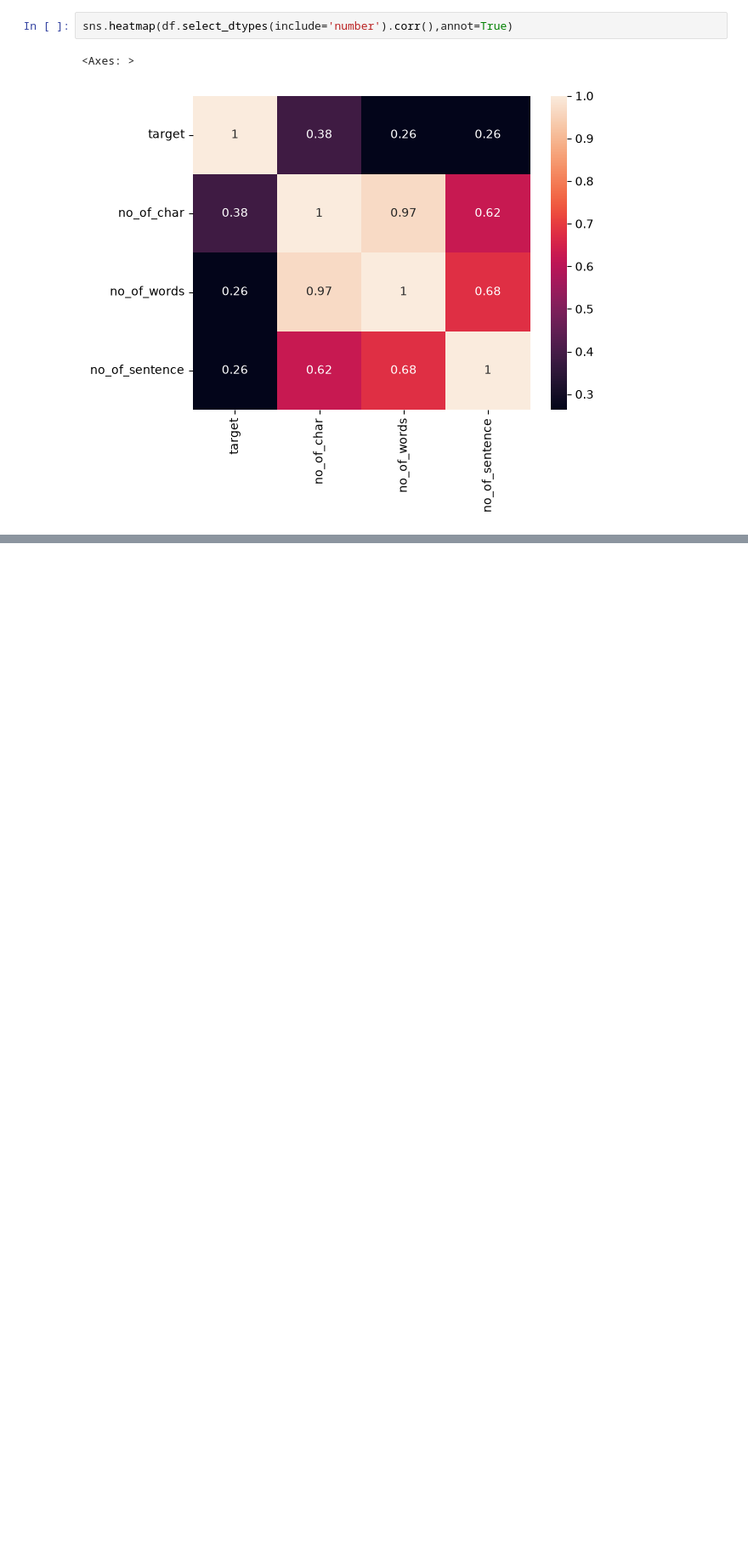
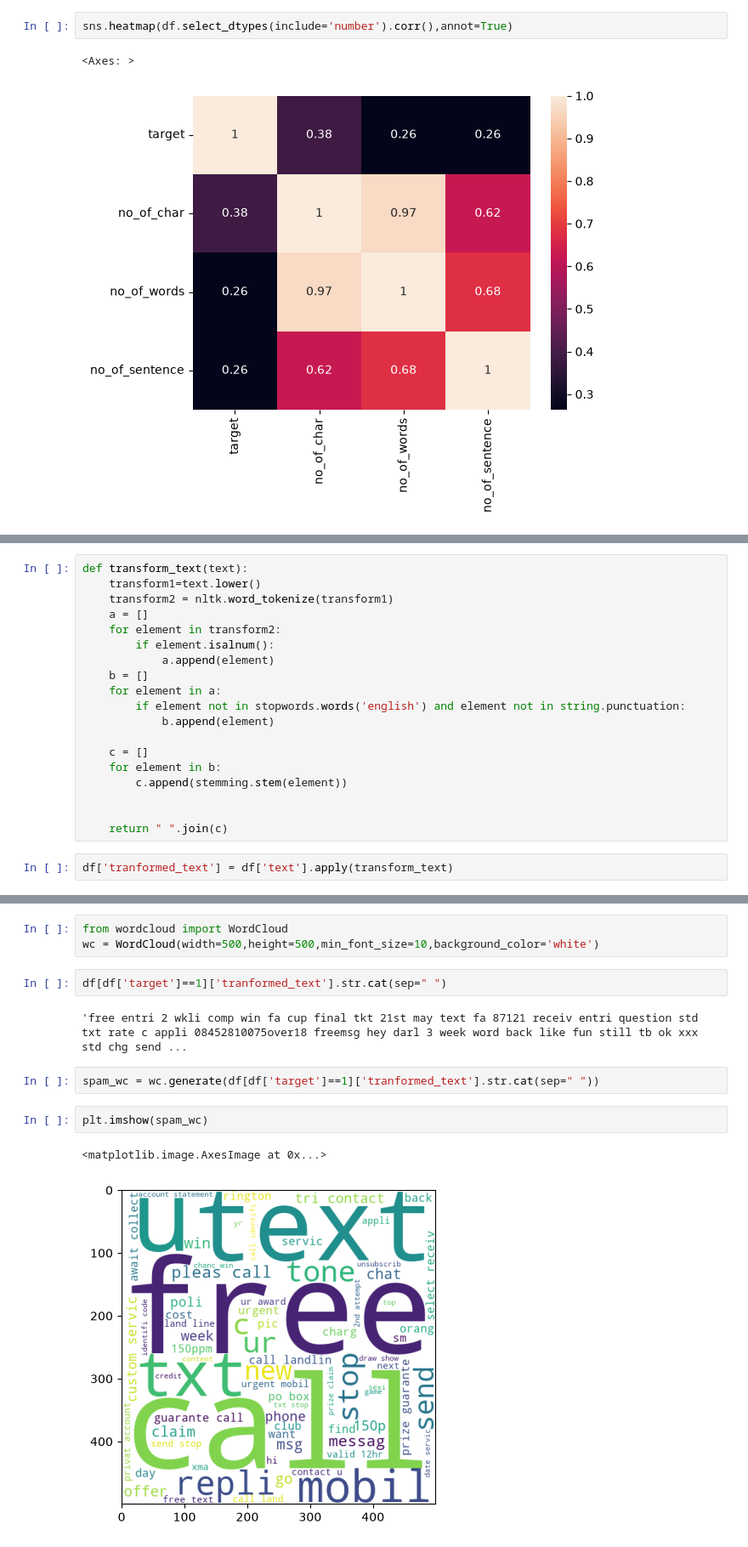
Before and after one commit to shaanVM/SMS_Spam_Detection, a Jupyter notebook: main.ipynb, the cells around one changed output, grey strips where cells are left out. Shown at 85% size. Drawn from its saved outputs; the diff is of its cells as text; blank space fills up the shorter version.

Commit message:
Text Preprocessing

```diff
--- a/main.ipynb
+++ b/main.ipynb
@@ -236,0 +250,21 @@ sns.heatmap(df.select_dtypes(include='number').corr(),annot=True)
+# %%
+def transform_text(text):
+    transform1=text.lower()
+    transform2 = nltk.word_tokenize(transform1)
+    a = []
+    for element in transform2:
+        if element.isalnum():
+            a.append(element)
+    b = []
+    for element in a:
+        if element not in stopwords.words('english') and element not in string.punctuation:
+            b.append(element)
+
+    c = []
+    for element in b:
+        c.append(stemming.stem(element))
+
+
+    return " ".join(c)
+# %%
+df['tranformed_text'] = df['text'].apply(transform_text)
@@ -236,0 +280,14 @@ sns.heatmap(df.select_dtypes(include='number').corr(),annot=True)
+# %%
+from wordcloud import WordCloud
+wc = WordCloud(width=500,height=500,min_font_size=10,background_color='white')
+# %%
+df[df['target']==1]['tranformed_text'].str.cat(sep=" ")
+# %% [output]
+'free entri 2 wkli comp win fa cup final tkt 21st may text fa 87121 receiv entri question std txt rate c appli 08452810075over18 freemsg hey darl 3 week word back like fun still tb ok xxx std chg send ...
+# %%
+spam_wc = wc.generate(df[df['target']==1]['tranformed_text'].str.cat(sep=" "))
+# %%
+plt.imshow(spam_wc)
+# %% [output]
+<matplotlib.image.AxesImage at 0x...>
+[figure, added]
```
Also changed, not shown: parts of 16 cells of this notebook, 1 other file.
